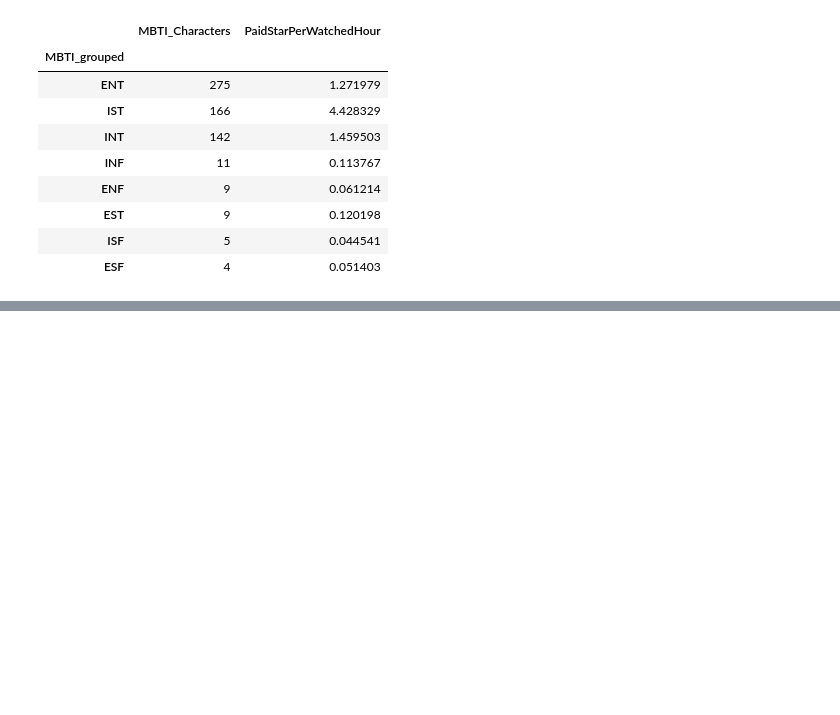
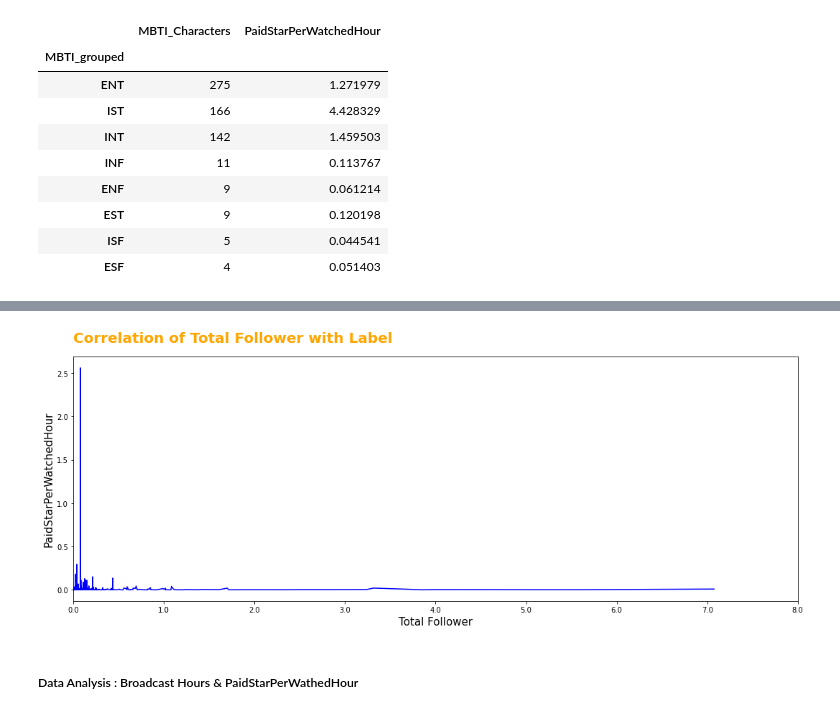
Before and after one commit to UsepSyaikalArifin/My-Projects, a Jupyter notebook: MAINGAMES Data Analyst/Jupyter Notebook/main.ipynb, the cells around one changed output, grey strips where cells are left out. Saved outputs shown, nothing was run; the diff lists cells and outputs as text; code cells hidden in the pictures; blank space fills up the shorter version.

Commit message:
Personal Features Analysis

```diff
--- a/MAINGAMES Data Analyst/Jupyter Notebook/main.ipynb
+++ b/MAINGAMES Data Analyst/Jupyter Notebook/main.ipynb
@@ -878,0 +909,3 @@ plt.show()
+# %%
+df_Core_numerical_dataset = df_Core[["Total Follower","Broadcast Hours", "PaidStarPerWatchedHour"]].copy()
+display(df_Core_numerical_dataset.head())
@@ -878,0 +921,3 @@ plt.show()
+# %%
+df_Core_numerical_total_follower = df_Core_numerical_dataset[["Total Follower","PaidStarPerWatchedHour"]].sort_values(by="Total Follower").reset_index(drop=True).copy()
+display(df_Core_numerical_total_follower.head())
@@ -878,0 +1015,18 @@ plt.show()
+# %%
+fig, axs = plt.subplots(figsize=(15, 6))
+sns.lineplot(data=df_Core_numerical_total_follower, x="Total Follower", y="PaidStarPerWatchedHour",color="blue", ax=axs)
+axs.set_title("Correlation of Total Follower with Label", fontsize=20, fontweight="bold", pad=20, loc="left", color="orange")
+x_max = df_Core_numerical_total_follower["Total Follower"].max()
+x_min = df_Core_numerical_total_follower["Total Follower"].min()
+axs.set_xlim(x_min, x_max)
+axs.set_xticks(axs.get_xticks())
+axs.set_xticklabels(axs.get_xticks()/1000000)
+axs.set_xlabel("Total Follower", fontsize=15)
+axs.set_ylabel("PaidStarPerWatchedHour", fontsize=15)
+# axs.set_xticks(np.arange(x_min, x_max, 1000))
+plt.tight_layout()
+plt.show()
+# %% [output]
+[figure, added]
+# %% [markdown]
+##### Data Analysis : Broadcast Hours & PaidStarPerWathedHour
```
Also changed, not shown: parts of 71 cells of this notebook.
